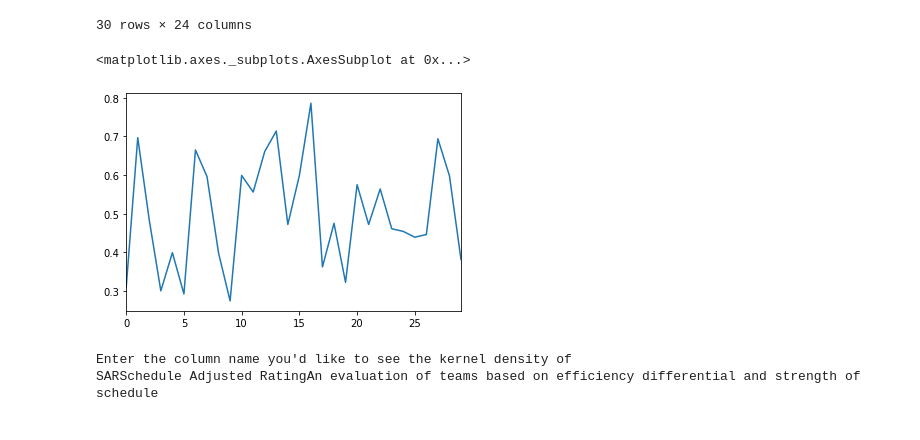
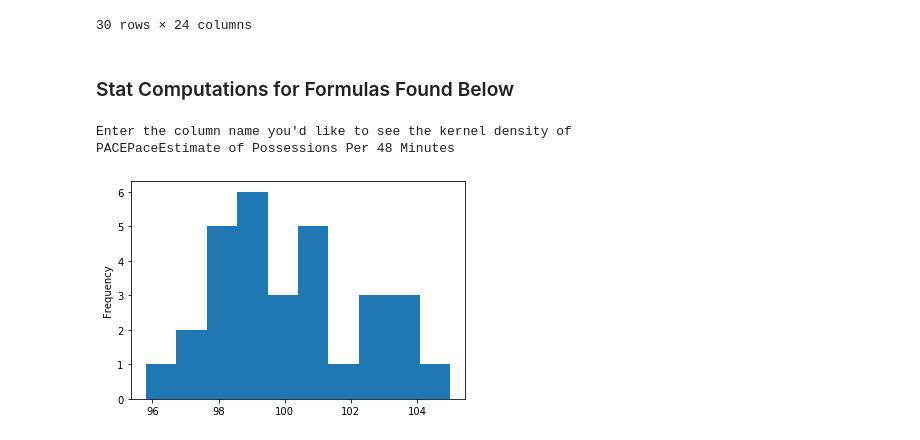
Before and after one commit to gilpasternak35/Likelihood, a Jupyter notebook: likelihood-public.ipynb, the cells around one changed output. Cells and saved outputs as stored; diff of their text form; code cells hidden in the pictures.

```diff
--- a/likelihood-public.ipynb
+++ b/likelihood-public.ipynb
@@ -400,25 +402,25 @@ first_table
 | 28 | NaN | Utah | West | Northwest | 64 | 111.0 | 107.9 | ... |
 | 29 | NaN | Washington | East | Southeast | 64 | 115.6 | 119.7 | ... |
 30 rows × 24 columns
-# %%
-first_table.get("eWIN%Correlated Gaussian Expected Winning PercentageIndicates the ideal winning percentage based on offensive and defensive performance.").plot()
-# %% [output]
-<matplotlib.axes._subplots.AxesSubplot at 0x...>
-[figure, removed]
+# %% [markdown]
+### Stat Computations for Formulas Found Below
 # %%
 #Stuff beyond here focuses on kernel density, it is a work in progress
 print("Enter the column name you'd like to see the kernel density of")
 
 #Prompting user for input and calculating basic statistics, bandwidth temporarily set to .05
 #For testing purposes
-stat = first_table.get(input())
+inp = input()
+stat = first_table.get(inp)
+stat.plot(kind  = "hist")
 avg = stat.mean()
 density = np.array([])
 bandwidth = .05
 dev = np.std(stat)
-kernel_const = 1/(dev* mt.sqrt(2*mt.pi))
+kernel_const = 1/(mt.sqrt(2*mt.pi))
 n = first_table.shape[0]
 # %% [output]
 Enter the column name you'd like to see the kernel density of
-SARSchedule Adjusted RatingAn evaluation of teams based on efficiency differential and strength of schedule
+PACEPaceEstimate of Possessions Per 48 Minutes
+[figure, added]
 # %%
```
Also changed, not shown: parts of 4 cells of this notebook.
